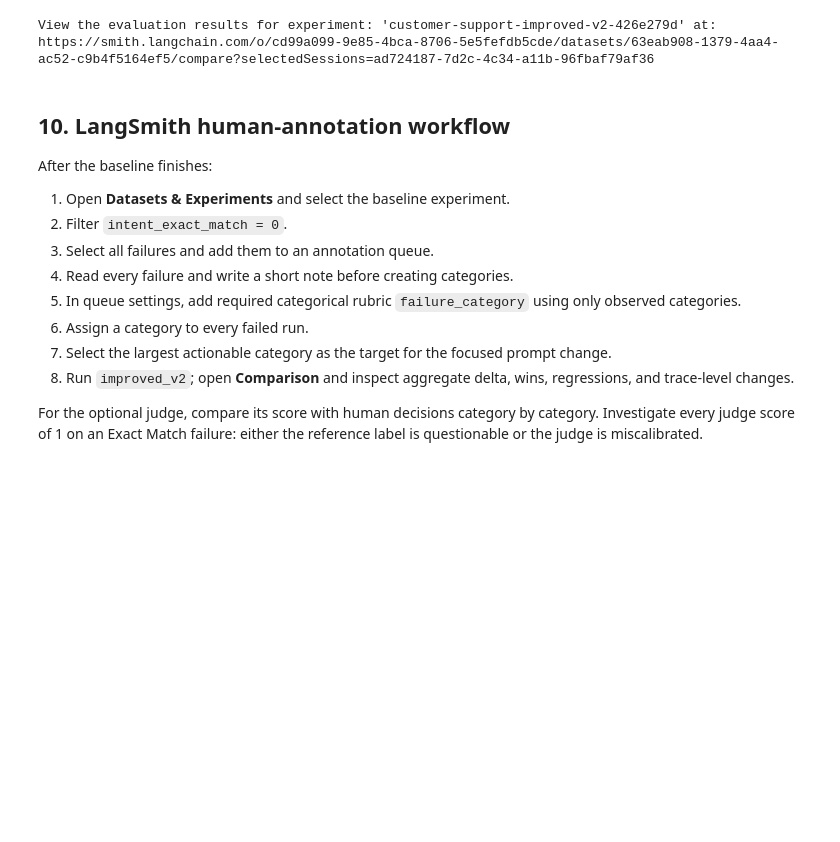
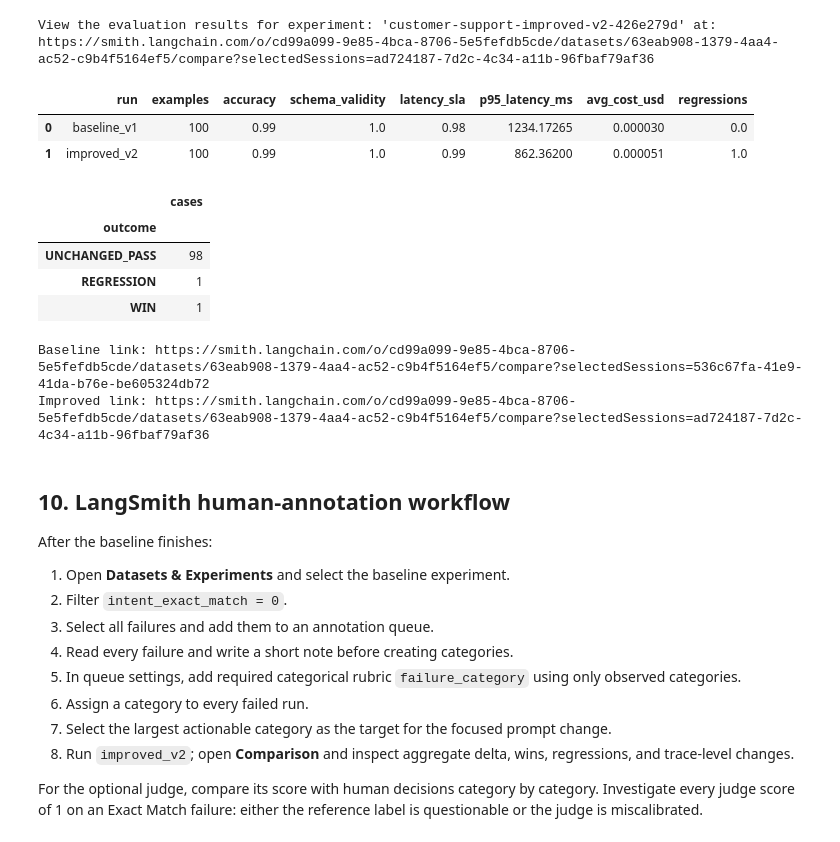
Before and after one commit to harshakotian/customer-support-langsmith-evals, a Jupyter notebook: Evaluations_Using_LangSmith_Customer_Support.ipynb, the cells around one changed output. Saved outputs shown, nothing was run; the diff lists cells and outputs as text; code cells hidden in the pictures; blank space fills up the shorter version.

Commit message:
Live Result Report to the notebook

```diff
--- a/Evaluations_Using_LangSmith_Customer_Support.ipynb
+++ b/Evaluations_Using_LangSmith_Customer_Support.ipynb
@@ -891,6 +891,57 @@ else:
 # %% [output]
 View the evaluation results for experiment: 'customer-support-improved-v2-426e279d' at:
 https://smith.langchain.com/o/cd99a099-9e85-4bca-8706-5e5fefdb5cde/datasets/63eab908-1379-4aa4-ac52-c9b4f5164ef5/compare?selectedSessions=ad724187-7d2c-4c34-a11b-96fbaf79af36
+# %%
+def live_prediction_table(experiment, run_name: str) -> pd.DataFrame:
+    records = []
+    for item in experiment:
+        outputs = item["run"].outputs or {}
+        reference = item["example"].outputs or {}
+        records.append({
+            "id": item["example"].id,
+            "reference_intent": reference.get("intent"),
+            f"{run_name}_intent": outputs.get("intent"),
+        })
+    result = pd.DataFrame(records)
+    result[f"{run_name}_correct"] = result["reference_intent"].eq(result[f"{run_name}_intent"])
+    return result
+
+baseline_live = live_prediction_table(live_baseline_results, "baseline")
+improved_live = live_prediction_table(live_improved_results, "improved")
+live_comparison = baseline_live.merge(improved_live, on=["id", "reference_intent"])
+live_comparison["outcome"] = np.select(
+    [
+        ~live_comparison["baseline_correct"] & live_comparison["improved_correct"],
+        live_comparison["baseline_correct"] & ~live_comparison["improved_correct"],
+        live_comparison["baseline_correct"] & live_comparison["improved_correct"],
+    ],
+    ["WIN", "REGRESSION", "UNCHANGED_PASS"],
+    default="UNCHANGED_FAIL",
+)
+
+live_results_summary = pd.DataFrame([
+    extract_live_metrics(live_baseline_results, "baseline_v1"),
+    extract_live_metrics(live_improved_results, "improved_v2"),
+])
+live_results_summary.loc[live_results_summary["run"] == "baseline_v1", "regressions"] = 0
+live_results_summary.loc[live_results_summary["run"] == "improved_v2", "regressions"] = int(
+    (live_comparison["outcome"] == "REGRESSION").sum()
+)
+display(live_results_summary)
+display(live_comparison["outcome"].value_counts().to_frame("cases"))
+print("Baseline link: https://smith.langchain.com/o/cd99a099-9e85-4bca-8706-5e5fefdb5cde/datasets/63eab908-1379-4aa4-ac52-c9b4f5164ef5/compare?selectedSessions=536c67fa-41e9-41da-b76e-be605324db72")
+print("Improved link: https://smith.langchain.com/o/cd99a099-9e85-4bca-8706-5e5fefdb5cde/datasets/63eab908-1379-4aa4-ac52-c9b4f5164ef5/compare?selectedSessions=ad724187-7d2c-4c34-a11b-96fbaf79af36")
+# %% [output]
+|  | run | examples | accuracy | schema_validity | latency_sla | p95_latency_ms | avg_cost_usd | regressions |
+| 0 | baseline_v1 | 100 | 0.99 | 1.0 | 0.98 | 1234.17265 | 0.000030 | 0.0 |
+| 1 | improved_v2 | 100 | 0.99 | 1.0 | 0.99 | 862.36200 | 0.000051 | 1.0 |
+|  | cases |
+| outcome |  |
+| UNCHANGED_PASS | 98 |
+| REGRESSION | 1 |
+| WIN | 1 |
+Baseline link: https://smith.langchain.com/o/cd99a099-9e85-4bca-8706-5e5fefdb5cde/datasets/63eab908-1379-4aa4-ac52-c9b4f5164ef5/compare?selectedSessions=536c67fa-41e9-41da-b76e-be605324db72
+Improved link: https://smith.langchain.com/o/cd99a099-9e85-4bca-8706-5e5fefdb5cde/datasets/63eab908-1379-4aa4-ac52-c9b4f5164ef5/compare?selectedSessions=ad724187-7d2c-4c34-a11b-96fbaf79af36
 # %% [markdown]
 ## 10. LangSmith human-annotation workflow
 
```
Also changed, not shown: parts of 1 cell of this notebook.
